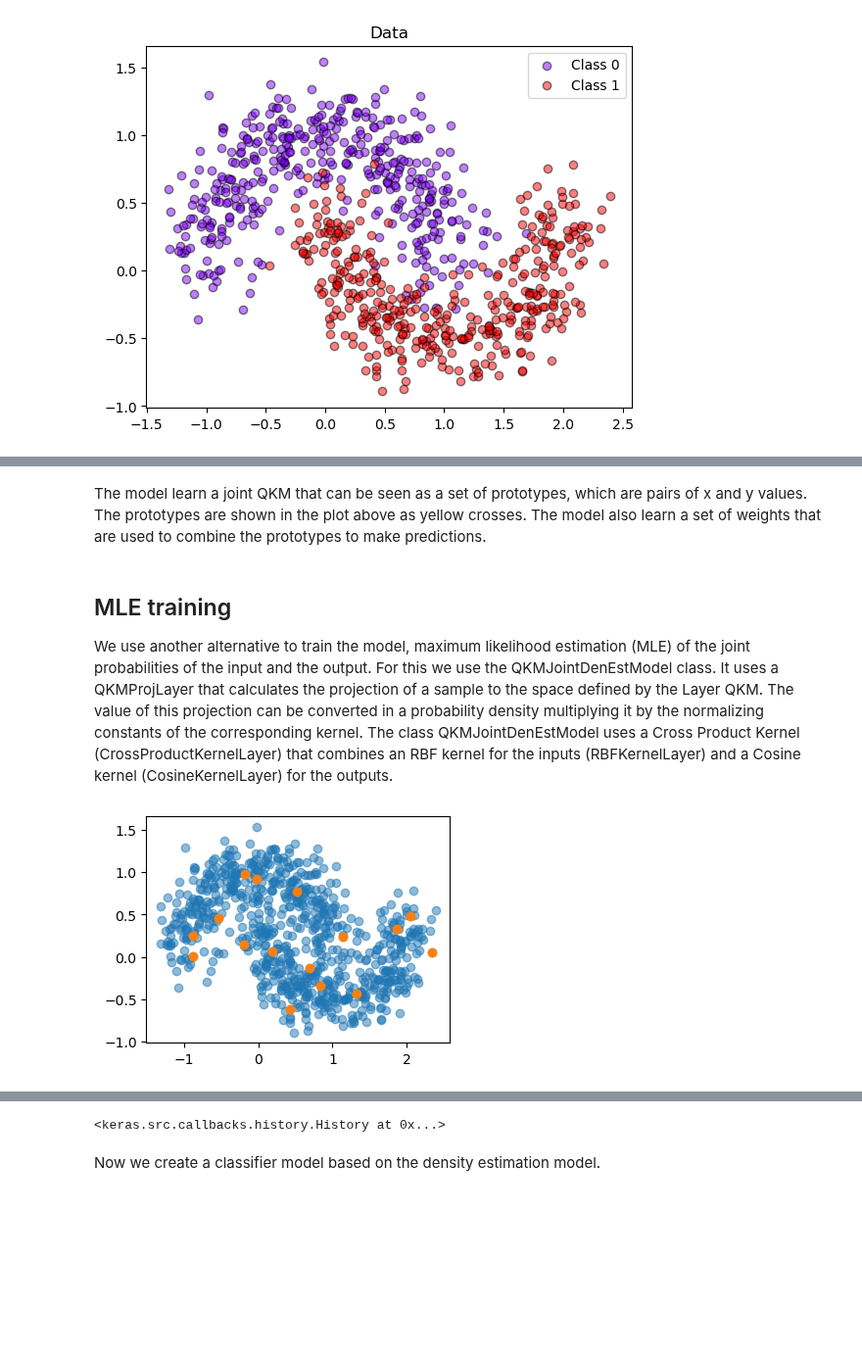
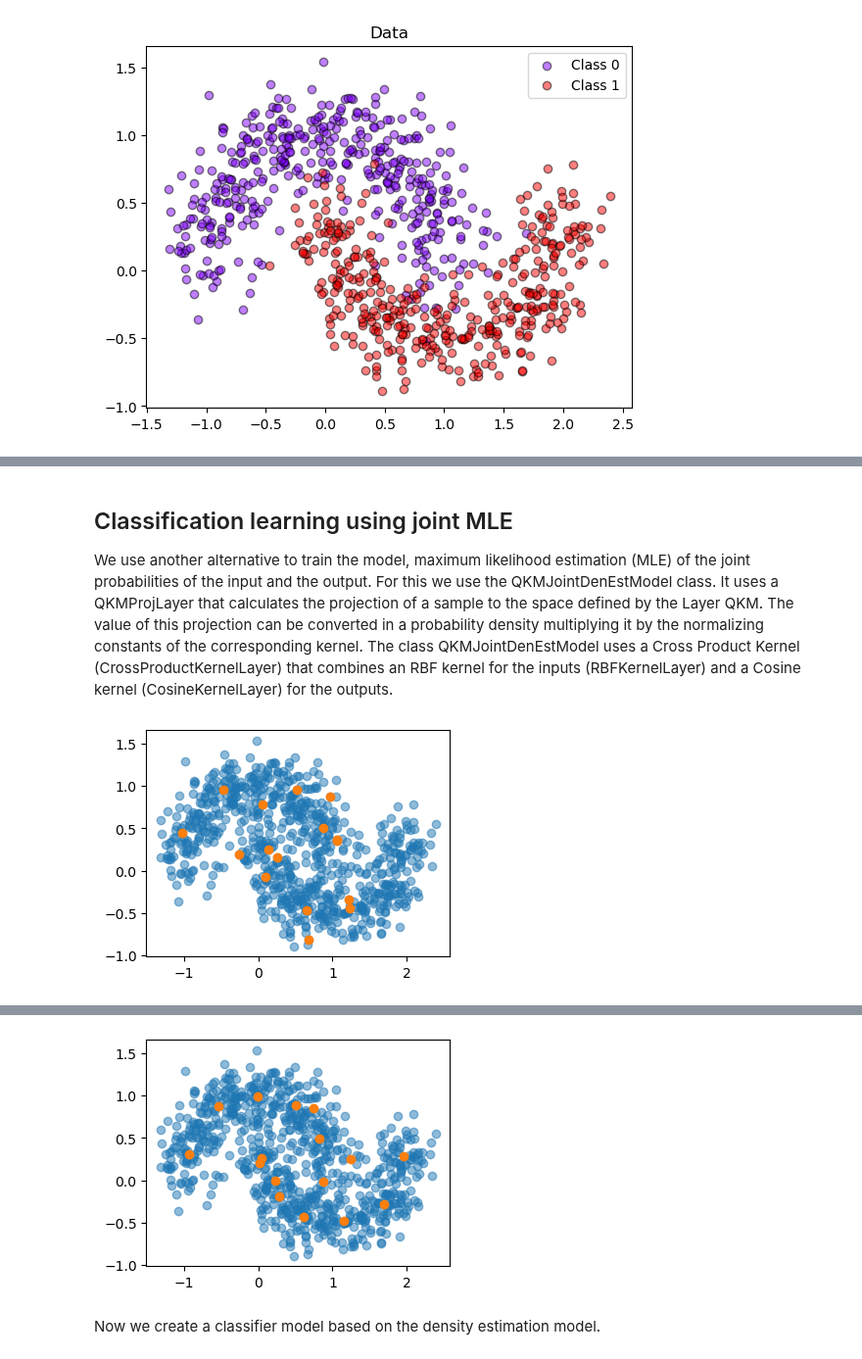
Before and after one commit to fagonzalezo/kdm, a Jupyter notebook: kdm_classification_generation_tf.ipynb, the cells around one changed output, grey strips where cells are left out. Shown at 98% size. Drawn from its saved outputs; the diff is of its cells as text; code cells hidden in the pictures; blank space fills up the shorter version.

```diff
--- a/kdm_classification_generation_tf.ipynb
+++ b/kdm_classification_generation_tf.ipynb
@@ -83,26 +76,0 @@ We use the QKMClassModel to train a shallow model that directly apply a QKM infe
-# %%
-from kdm.models import KDMClassModel
-
-
-encoded_size = 2
-dim_y = 2
-encoder = keras.layers.Identity()
-n_comp = 10
-
-kdm_model = KDMClassModel(encoded_size=encoded_size,
-                            dim_y=dim_y,
-                            encoder=encoder,
-                            n_comp=n_comp,
-                            sigma=0.1)
-
-# train the classifier
-kdm_model.compile(optimizer=optimizers.Adam(learning_rate=5e-3),
-                    loss=losses.sparse_categorical_crossentropy,
-                    metrics=[metrics.sparse_categorical_accuracy])
-kdm_model.predict(X_train[:10])
-idx = np.random.randint(X_train.shape[0], size=n_comp)
-kdm_model.init_components(X_train[idx],
-                          np.eye(2)[y_train[idx]],
-                          init_sigma=True)
-
-kdm_model.fit(X_train, y_train, epochs=25, batch_size=32, verbose=1)
@@ -150,7 +77,5 @@ Sigma: 0.3750315308570862
-# %% [markdown]
-The model learn a joint QKM that can be seen as a set of prototypes, which are pairs of x and y values. The prototypes are shown in the plot above as yellow crosses. The model also learn a set of weights that are used to combine the prototypes to make predictions.
 # %% [markdown]
-## MLE training
+## Classification learning using joint MLE
 
 We use another alternative to train the model, maximum likelihood estimation (MLE) of the joint probabilities of the input and the output. For this we use the QKMJointDenEstModel class. It uses a QKMProjLayer that calculates the projection of a sample to the space defined by the Layer QKM. The value of this projection can be converted in a probability density multiplying it by the normalizing constants of the corresponding kernel. The class QKMJointDenEstModel uses a Cross Product Kernel (CrossProductKernelLayer) that combines an RBF kernel for the inputs (RBFKernelLayer) and a Cosine kernel (CosineKernelLayer) for the outputs.
 # %%
@@ -160,28 +85,35 @@ Xy_test = np.concatenate((X_test, np.eye(2)[y_test]), axis=1)
 # %%
 from kdm.models import KDMJointDenEstModel
 
 
 dim_x = 2
 dim_y = 2
 sigma = 0.1
 n_comp = 16
+
 kdm_mle = KDMJointDenEstModel(dim_x=dim_x, dim_y=dim_y, sigma=sigma, n_comp=n_comp)
 
 optimizer = keras.optimizers.Adam(learning_rate=5e-3)
 kdm_mle.compile(optimizer=optimizer)
-# kqmd_model2.predict(Xy_train[:1]) # initialize the model
 idx = np.random.randint(Xy_train.shape[0], size=n_comp)
 kdm_mle.init_components(Xy_train[idx], sigma=sigma)
 
 
 # Plot initial prototypes
 centroids = kdm_mle.kdmproj.c_x.numpy()
 fig = plt.figure(figsize=(4, 3))
 plt.scatter(Xy_train[:, 0], Xy_train[:, 1], alpha=0.5)
 plt.scatter(centroids[:, 0], centroids[:, 1], marker='o')
 plt.show()
 
 kdm_mle.fit(Xy_train, epochs=100, verbose=1, batch_size=100)
+
+# Plot final prototypes
+centroids = kdm_mle.kdmproj.c_x.numpy()
+fig = plt.figure(figsize=(4, 3))
+plt.scatter(Xy_train[:, 0], Xy_train[:, 1], alpha=0.5)
+plt.scatter(centroids[:, 0], centroids[:, 1], marker='o')
+plt.show()
 # %% [output]
-[figure, old version]
+[figure, new version]
 Epoch 1/100
@@ -204,4 +136,4 @@ Epoch 100/100
-<keras.src.callbacks.history.History at 0x...>
+[figure, added]
 # %% [markdown]
 Now we create a classifier model based on the density estimation model.
 # %%
```
Also changed, not shown: parts of 24 cells of this notebook, 8 other files.
